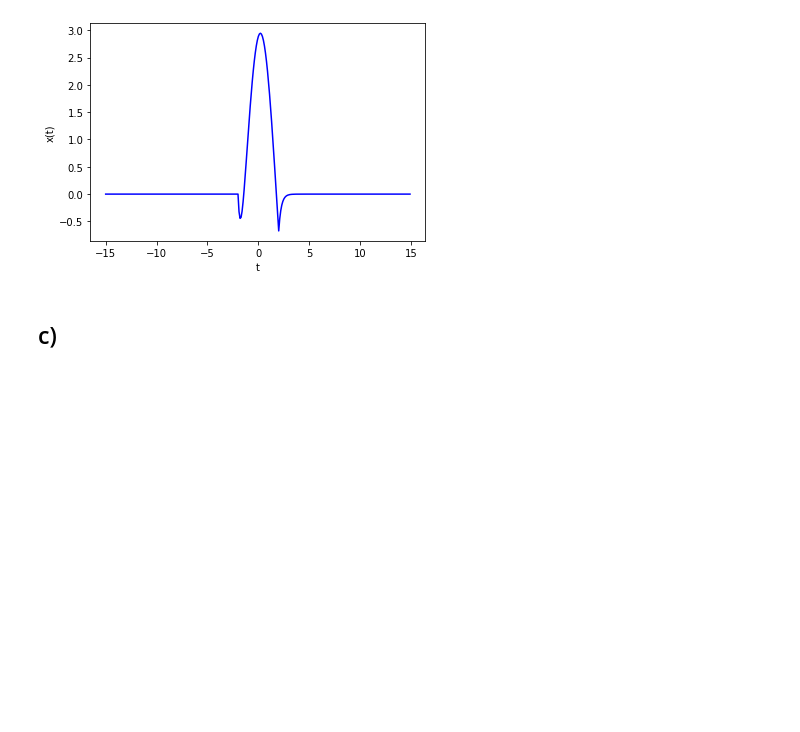
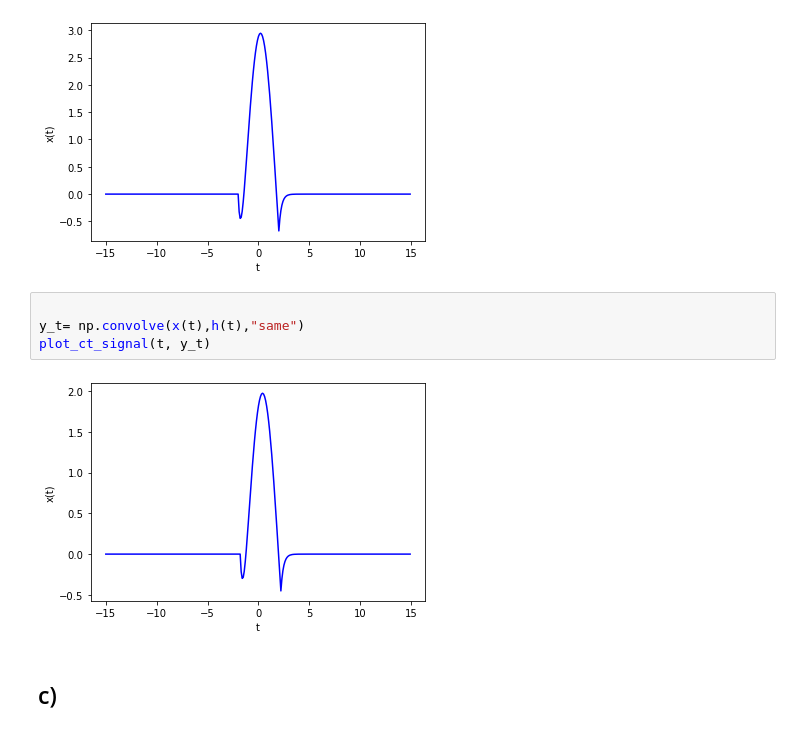
Before and after one commit to hoseinlook/signals_and_systems_hws, a Jupyter notebook: hw2/HW2_signals_and_systems.ipynb, the cells around one changed output. Cells and saved outputs as stored; diff of their text form; blank space fills up the shorter version.

```diff
--- a/hw2/HW2_signals_and_systems.ipynb
+++ b/hw2/HW2_signals_and_systems.ipynb
@@ -77,6 +79,12 @@ y_t= convolution_ct(t,x,h)
 plot_ct_signal(t, y_t)
 # %% [output]
 [figure]
+# %%
+
+y_t= np.convolve(x(t),h(t),"same")
+plot_ct_signal(t, y_t)
+# %% [output]
+[figure, added]
 # %% [markdown]
 ## c)
 # %%
```
Also changed, not shown: parts of 14 cells of this notebook.
